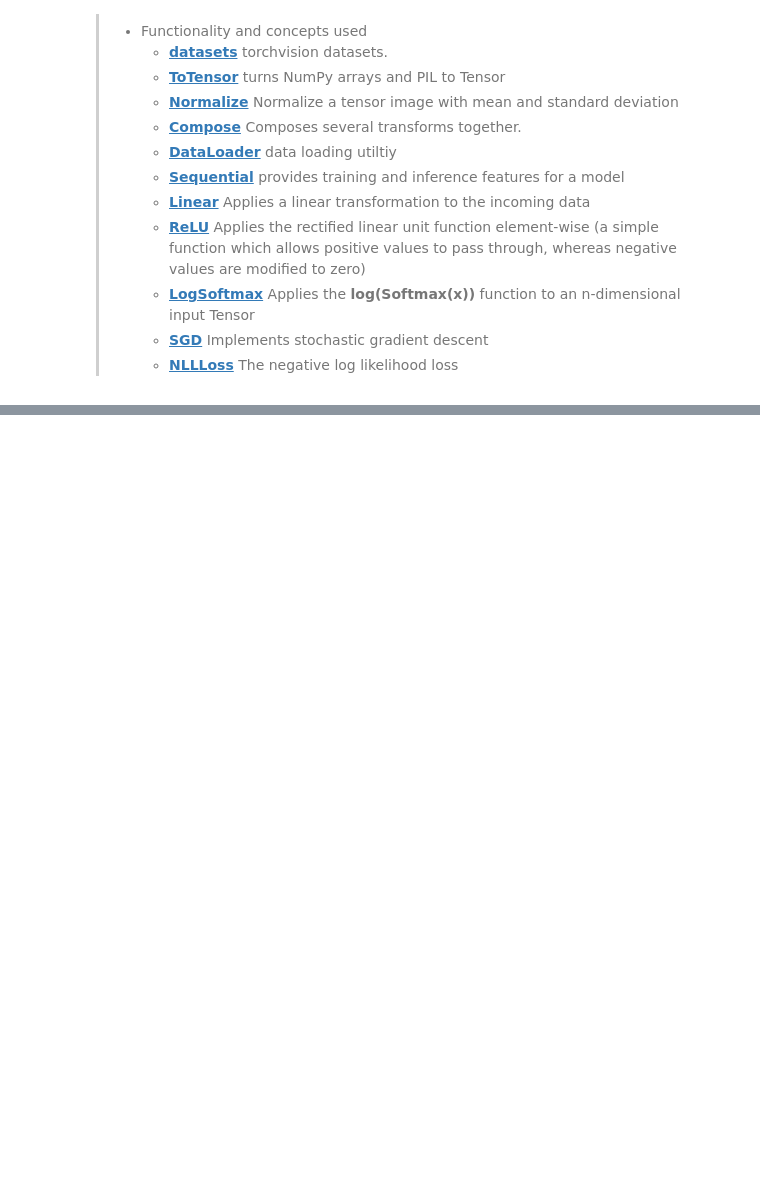
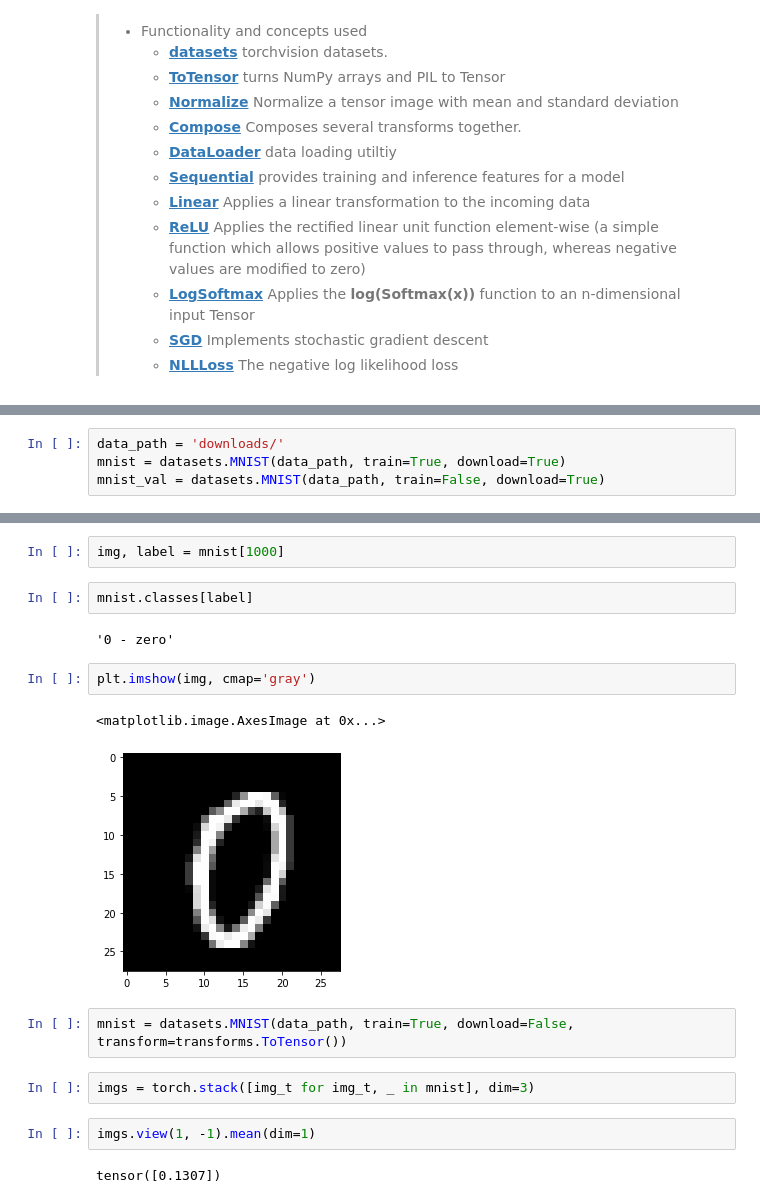
Before and after one commit to adel-nouar/ML_with_Rune, a Jupyter notebook: 09 - Lesson - PyTorch.ipynb, the cells around one changed output, grey strips where cells are left out. Saved outputs shown, nothing was run; the diff lists cells and outputs as text; blank space fills up the shorter version.

```diff
--- a/09 - Lesson - PyTorch.ipynb
+++ b/09 - Lesson - PyTorch.ipynb
@@ -151,0 +125,4 @@ Accuracy: %f 0.9644
+# %%
+data_path = 'downloads/'
+mnist = datasets.MNIST(data_path, train=True, download=True)
+mnist_val = datasets.MNIST(data_path, train=False, download=True)
@@ -151,0 +145,19 @@ Accuracy: %f 0.9644
+# %%
+img, label = mnist[1000]
+# %%
+mnist.classes[label]
+# %% [output]
+'0 - zero'
+# %%
+plt.imshow(img, cmap='gray')
+# %% [output]
+<matplotlib.image.AxesImage at 0x...>
+[figure, added]
+# %%
+mnist = datasets.MNIST(data_path, train=True, download=False, transform=transforms.ToTensor())
+# %%
+imgs = torch.stack([img_t for img_t, _ in mnist], dim=3)
+# %%
+imgs.view(1, -1).mean(dim=1)
+# %% [output]
+tensor([0.1307])
```
Also changed, not shown: parts of 18 cells of this notebook.
